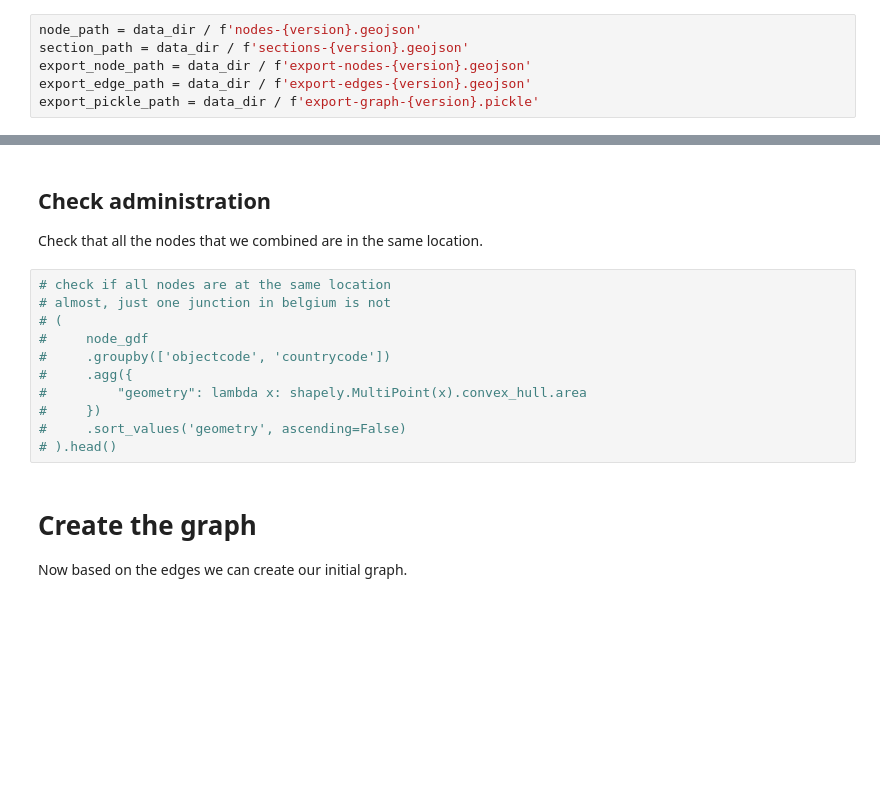
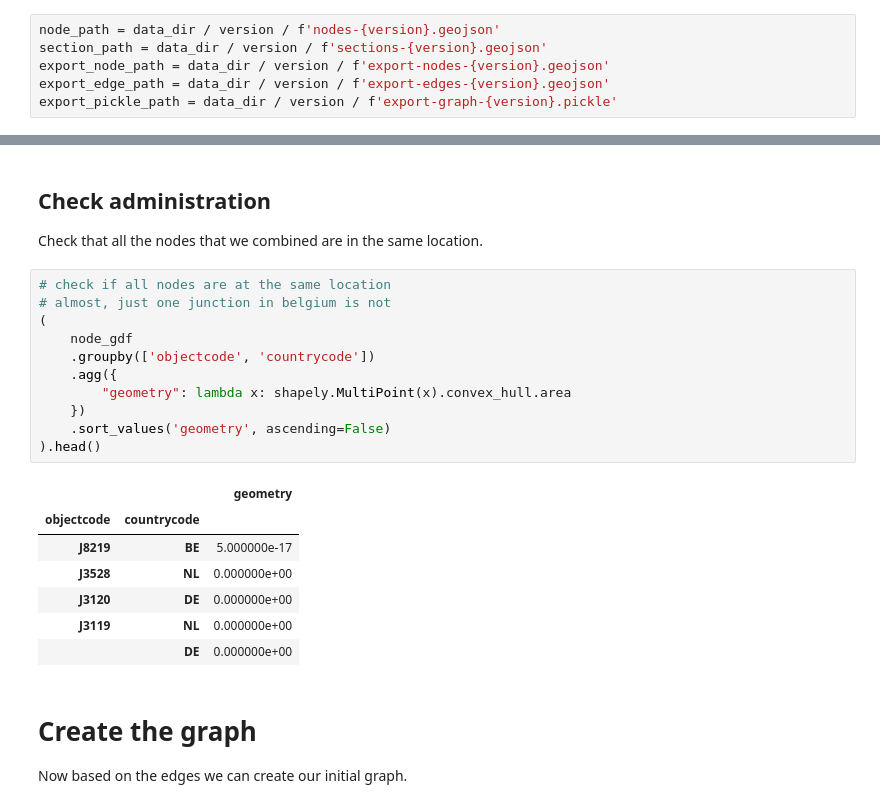
Before and after one commit to RWS-NL/fis-crawler, a Jupyter notebook: notebooks/euris/generate-graph.ipynb, the cells around one changed output, grey strips where cells are left out. Cells and saved outputs as stored; diff of their text form; blank space fills up the shorter version.

```diff
--- a/notebooks/euris/generate-graph.ipynb
+++ b/notebooks/euris/generate-graph.ipynb
@@ -47,11 +49,11 @@ All files have similar names. We will store the exports version number in the na
 data_dir = pathlib.Path('~/data/euris').expanduser()
 version = 'v0.1.0'
 # %%
-node_path = data_dir / f'nodes-{version}.geojson'
-section_path = data_dir / f'sections-{version}.geojson'
-export_node_path = data_dir / f'export-nodes-{version}.geojson'
-export_edge_path = data_dir / f'export-edges-{version}.geojson'
-export_pickle_path = data_dir / f'export-graph-{version}.pickle'
+node_path = data_dir / version / f'nodes-{version}.geojson'
+section_path = data_dir / version / f'sections-{version}.geojson'
+export_node_path = data_dir / version / f'export-nodes-{version}.geojson'
+export_edge_path = data_dir / version / f'export-edges-{version}.geojson'
+export_pickle_path = data_dir / version / f'export-graph-{version}.pickle'
 # %%
 section_gdf = gpd.read_file(section_path)
 node_gdf = gpd.read_file(node_path)
@@ -134,14 +136,22 @@ Check that all the nodes that we combined are in the same location.
 # %%
 # check if all nodes are at the same location
 # almost, just one junction in belgium is not
-# (
-#     node_gdf
-#     .groupby(['objectcode', 'countrycode'])
-#     .agg({
-#         "geometry": lambda x: shapely.MultiPoint(x).convex_hull.area
-#     })
-#     .sort_values('geometry', ascending=False)
-# ).head()
+(
+    node_gdf
+    .groupby(['objectcode', 'countrycode'])
+    .agg({
+        "geometry": lambda x: shapely.MultiPoint(x).convex_hull.area
+    })
+    .sort_values('geometry', ascending=False)
+).head()
+# %% [output]
+|  |  | geometry |
+| objectcode | countrycode |  |
+| J8219 | BE | 5.000000e-17 |
+| J3528 | NL | 0.000000e+00 |
+| J3120 | DE | 0.000000e+00 |
+| J3119 | NL | 0.000000e+00 |
+|  | DE | 0.000000e+00 |
 # %% [markdown]
 # Create the graph
 Now based on the edges we can create our initial graph.
```
Also changed, not shown: parts of 3 cells of this notebook, 10 other files.
